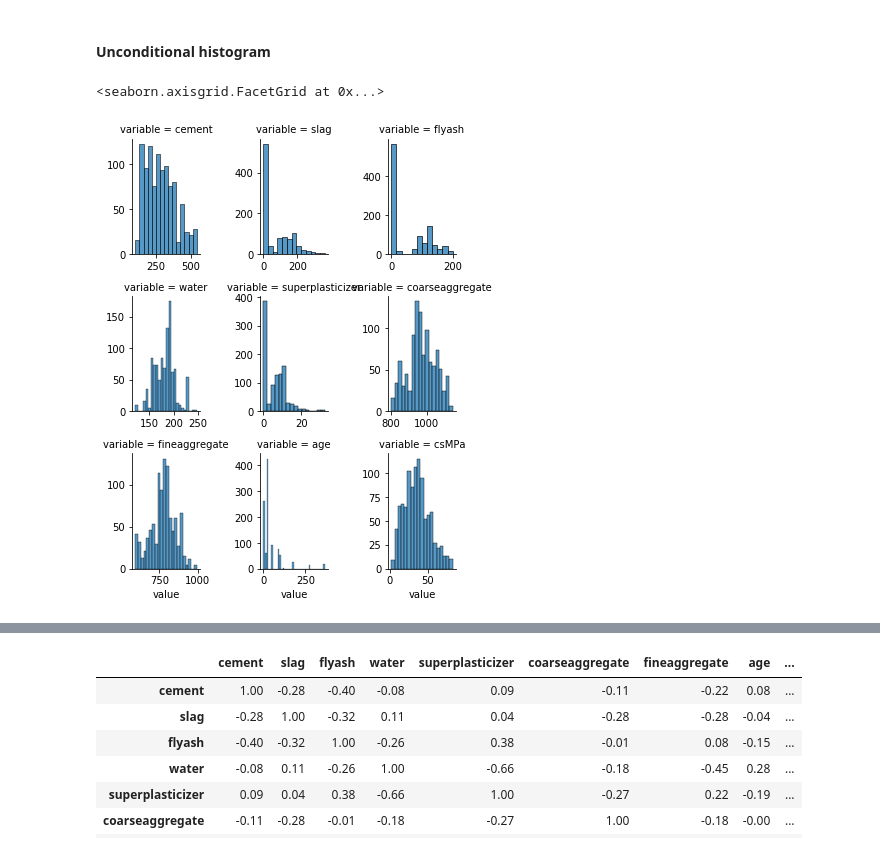
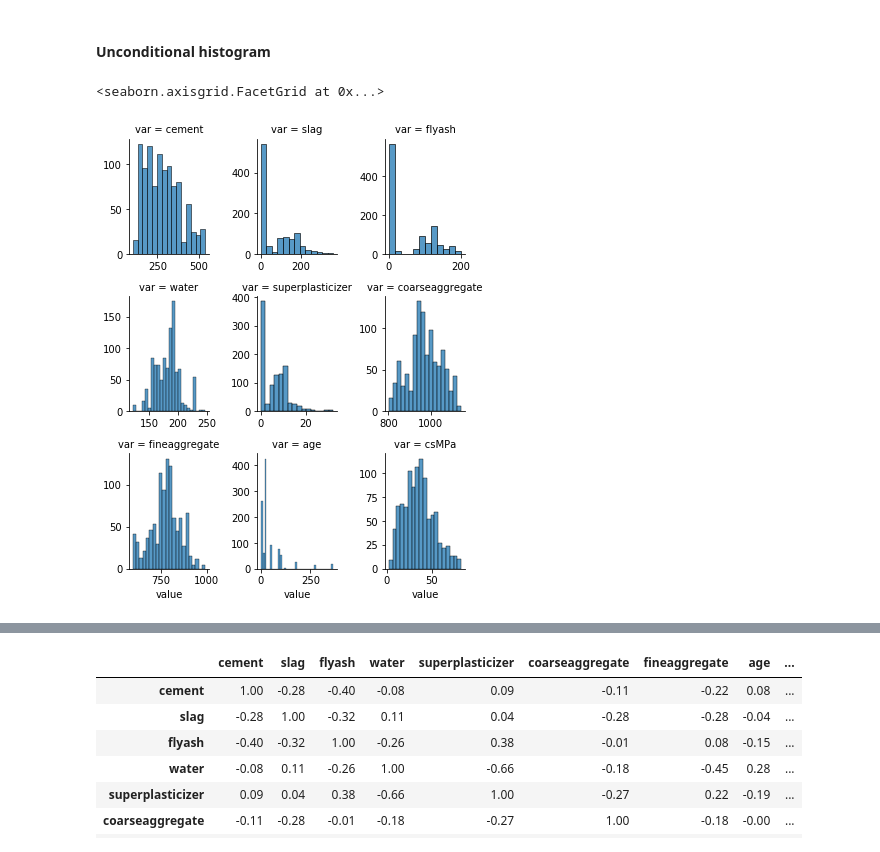
Before and after one commit to LauraMMelo/comp_intelligence_couse, a Jupyter notebook: HW2/Homework 2 - preprocessing.ipynb, the cells around one changed output, grey strips where cells are left out. Saved outputs shown, nothing was run; the diff lists cells and outputs as text; code cells hidden in the pictures.

```diff
--- a/HW2/Homework 2 - preprocessing.ipynb
+++ b/HW2/Homework 2 - preprocessing.ipynb
@@ -91,10 +94,11 @@ custom_describe(dataset)
 # %% [markdown]
 #### Unconditional histogram
 # %%
-df = dataset
+df = dataset.melt()
+df.columns = ['var', 'value']
 
-g = sns.FacetGrid(df.melt(), col="variable", col_wrap=3, sharex=False, sharey=False, height=2.3, aspect=.8)
+g = sns.FacetGrid(df, col="var", col_wrap=3, sharex=False, sharey=False, height=2.3, aspect=.8)
 g.map(sns.histplot, "value")
 # %% [output]
 <seaborn.axisgrid.FacetGrid at 0x...>
-[figure, old version]
+[figure, new version]
```
Also changed, not shown: parts of 8 cells of this notebook, 20 other files.
